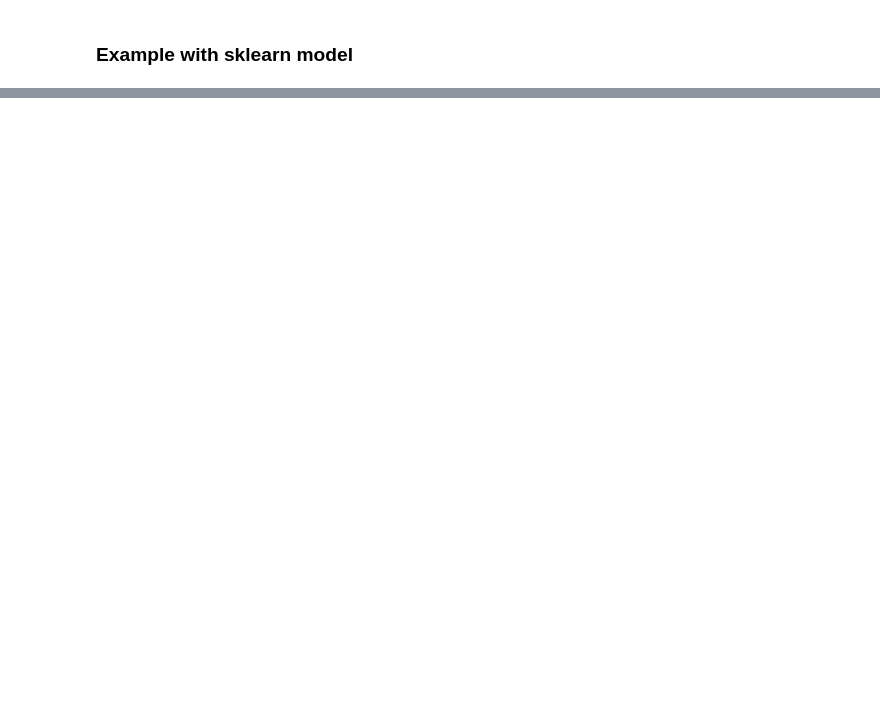
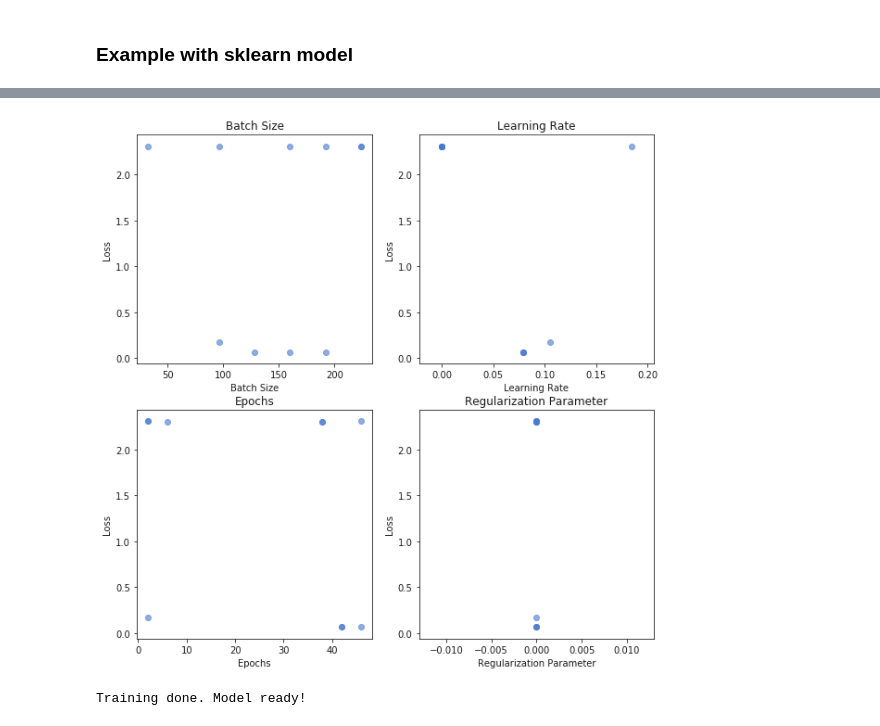
Before and after one commit to pblankley/bayes_opt, a Jupyter notebook: src/bayesian_opt.ipynb, the cells around one changed output, grey strips where cells are left out. Drawn from its saved outputs; the diff is of its cells as text; code cells hidden in the pictures; blank space fills up the shorter version.

```diff
--- a/src/bayesian_opt.ipynb
+++ b/src/bayesian_opt.ipynb
@@ -266,0 +333,25 @@ test_loader = torch.utils.data.DataLoader(dataset=test_set,batch_size=batch_size
+# %%
+# Get some initial points
+hps_x = np.array([[32.0, 0.001, 10.0, 0.01],
+                  [64.0, 0.01, 10.0, 0.1],
+                  [128.0, 0.001, 5.0, 0.01]])
+hps_y = np.zeros(3)
+for i,hp in enumerate(hps_x):
+    test_loss = torch_try_hp(hp)
+    hps_y[i] = test_loss
+
+# Make the GP instance
+mnist_gp = GP(hps_x, hps_y, Matern52)
+
+# Propose points
+batch_sizes = np.arange(32,256,32)
+learning_rates = np.linspace(0,.5,20)
+epochs = np.arange(2,50,4)
+reg_params = np.linspace(0,1,20)
+
+# Make the mesh
+mnist_mesh = np.meshgrid(batch_sizes, learning_rates, epochs, reg_params)
+mnist_prop = np.array(mnist_mesh).T.reshape(-1,len(mnist_mesh))
+print(mnist_prop.shape)
+# Do the bayesian optimization
+best_res_mnist, mnist_hist = mnist_gp.find_best(torch_try_hp, mnist_prop, iters=10)
@@ -266,0 +376,30 @@ test_loader = torch.utils.data.DataLoader(dataset=test_set,batch_size=batch_size
+# %%
+names = ['Batch Size', 'Learning Rate', 'Epochs', 'Regularization Parameter']
+params_tried = np.array([m[0][0] for m in mnist_hist])
+losses_recorded = np.array([m[1][0] for m in mnist_hist])
+
+plt.figure(figsize=(10,10))
+for i in range(4):
+    plt.subplot(2,2,i+1)
+    plt.scatter(params_tried[:,i], losses_recorded, alpha=0.6)
+    plt.title(names[i])
+    plt.xlabel(names[i])
+    plt.ylabel('Loss')
+# %% [output]
+[figure, added]
+# %%
+# Now lets put it to use
+use_cuda = torch.cuda.is_available()
+
+# Set training loader
+train_loader = torch.utils.data.DataLoader(dataset=train_set, batch_size=int(batch_size), shuffle=True)
+
+# Initialize model
+model = CNN() if not use_cuda else CNN().cuda()
+opt = optim.SGD(model.parameters(), lr=lr, weight_decay=reg_par, momentum=0.9)
+loss_func = nn.NLLLoss()
+train(model, opt, loss_func, train_loader, epochs=int(epochs), use_cuda=use_cuda)
+
+print('Training done. Model ready!')
+# %% [output]
+Training done. Model ready!
```
Also changed, not shown: parts of 16 cells of this notebook.
